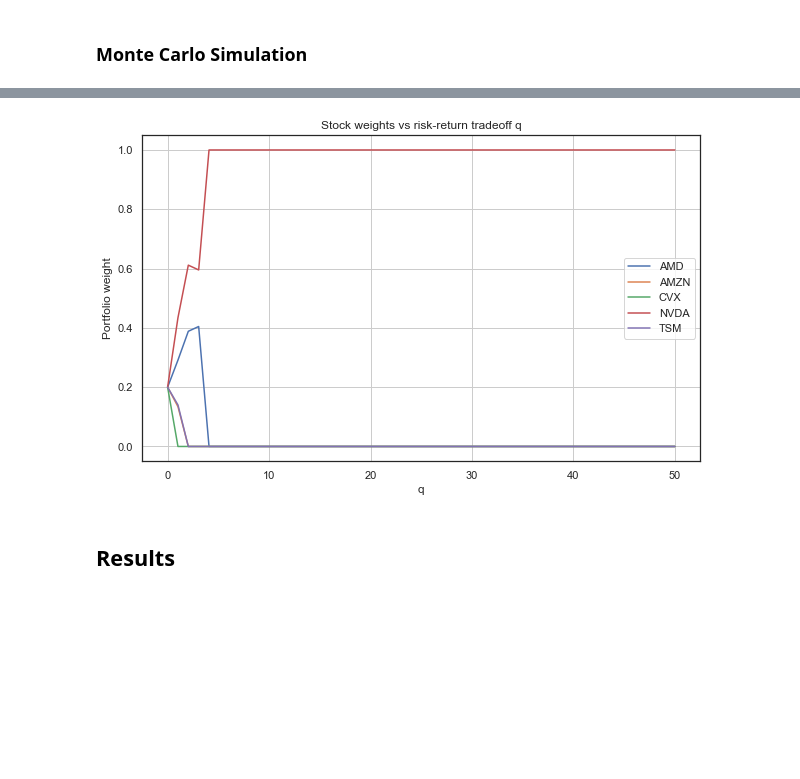
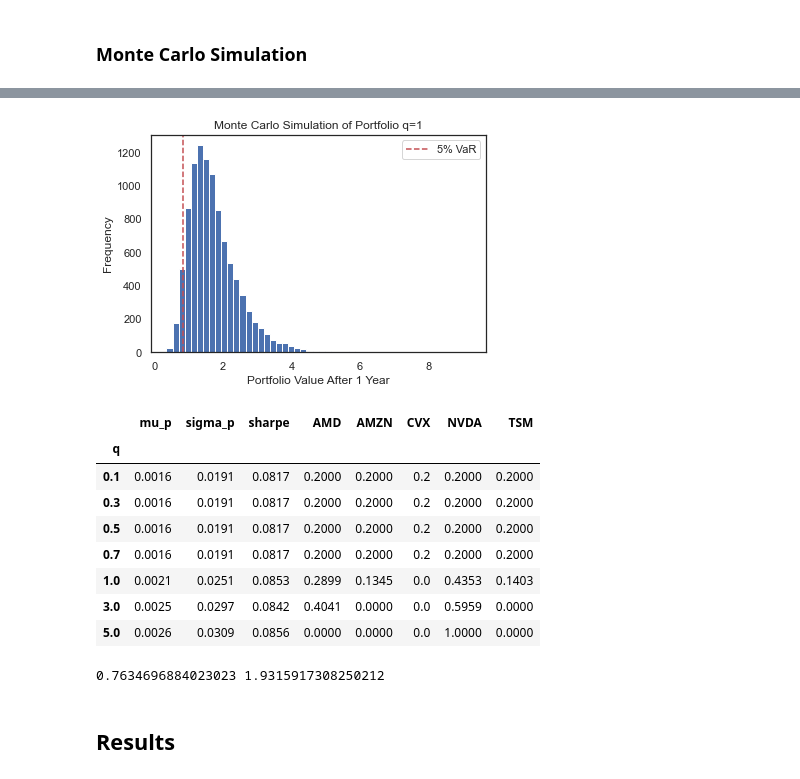
Before and after one commit to therealturb0duckz/Portfolio-Optimization, a Jupyter notebook: notebooks/main.ipynb, the cells around one changed output, grey strips where cells are left out. Drawn from its saved outputs; the diff is of its cells as text; code cells hidden in the pictures; blank space fills up the shorter version.

```diff
--- a/notebooks/main.ipynb
+++ b/notebooks/main.ipynb
@@ -470,14 +620,15 @@ plt.show()
 ### Monte Carlo Simulation
 # %%
 simulations = 10000
-days = 252  # 1 year
+days = 252  # 1 year # each scenario will simulate 252 trading days
 final_portfolio_values = np.zeros(simulations)
 
+# case: q=1 the weights of the portfolio start to change here
 for i in range(simulations):
     # simulate daily returns for all stocks
     daily_returns = np.random.multivariate_normal(r, sigma, size=days)
     # compute portfolio daily returns
-    port_daily = daily_returns @ w_opt
+    port_daily = daily_returns @ w_opt_q1
     # compute total growth factor
     final_portfolio_values[i] = np.prod(1 + port_daily)
 # %%
@@ -574,20 +647,22 @@ plt.show()
-# %%
-weights_all = np.zeros((len(q_values), n))  # store weights for all q and all stocks
-
-for i, q in enumerate(q_values):
-    res = minimize(cost_func, init, args=(sigma, r, q), bounds=bounds, constraints=constraints)
-    weights_all[i] = res.x  # store all stock weights at this q
-
-plt.figure(figsize=(10,6))
-for j, stock in enumerate(stocks):
-    plt.plot(q_values, weights_all[:, j], label=stock)
-plt.xlabel("q")
-plt.ylabel("Portfolio weight")
-plt.title("Stock weights vs risk-return tradeoff q")
-plt.legend()
-#plt.xlim(-1,10)
-#plt.ylim(-1,3)
-plt.grid(True)
-plt.show()
-# %% [output]
-[figure, removed]
+# %%
+plt.hist(final_portfolio_values, bins=50)
+plt.axvline(var95, color='r', linestyle='--', label='5% VaR')
+plt.xlabel("Portfolio Value After 1 Year")
+plt.ylabel("Frequency")
+plt.title(f"Monte Carlo Simulation of Portfolio q={q}")
+plt.legend()
+plt.show()
+# %% [output]
+[figure, added]
+# %%
+summary_df.round(4)
+# %% [output]
+|  | mu_p | sigma_p | sharpe | AMD | AMZN | CVX | NVDA | TSM |
+| q |  |  |  |  |  |  |  |  |
+| 0.1 | 0.0016 | 0.0191 | 0.0817 | 0.2000 | 0.2000 | 0.2 | 0.2000 | 0.2000 |
+| 0.3 | 0.0016 | 0.0191 | 0.0817 | 0.2000 | 0.2000 | 0.2 | 0.2000 | 0.2000 |
+| 0.5 | 0.0016 | 0.0191 | 0.0817 | 0.2000 | 0.2000 | 0.2 | 0.2000 | 0.2000 |
+| 0.7 | 0.0016 | 0.0191 | 0.0817 | 0.2000 | 0.2000 | 0.2 | 0.2000 | 0.2000 |
+| 1.0 | 0.0021 | 0.0251 | 0.0853 | 0.2899 | 0.1345 | 0.0 | 0.4353 | 0.1403 |
+| 3.0 | 0.0025 | 0.0297 | 0.0842 | 0.4041 | 0.0000 | 0.0 | 0.5959 | 0.0000 |
+| 5.0 | 0.0026 | 0.0309 | 0.0856 | 0.0000 | 0.0000 | 0.0 | 1.0000 | 0.0000 |
@@ -594,3 +680,10 @@ plt.show()
+# %%
+var95_q5 = np.percentile(final_portfolio_values_q5, 5)  # 5% worst case
+mean_final_q5 = final_portfolio_values_q5.mean()
+print(var95_q5, mean_final_q5)
+# might tragically end worse but higher mean returns
+# %% [output]
+0.7634696884023023 1.9315917308250212
 # %% [markdown]
 ## Results
 # %% [markdown]
```
Also changed, not shown: parts of 46 cells of this notebook.
